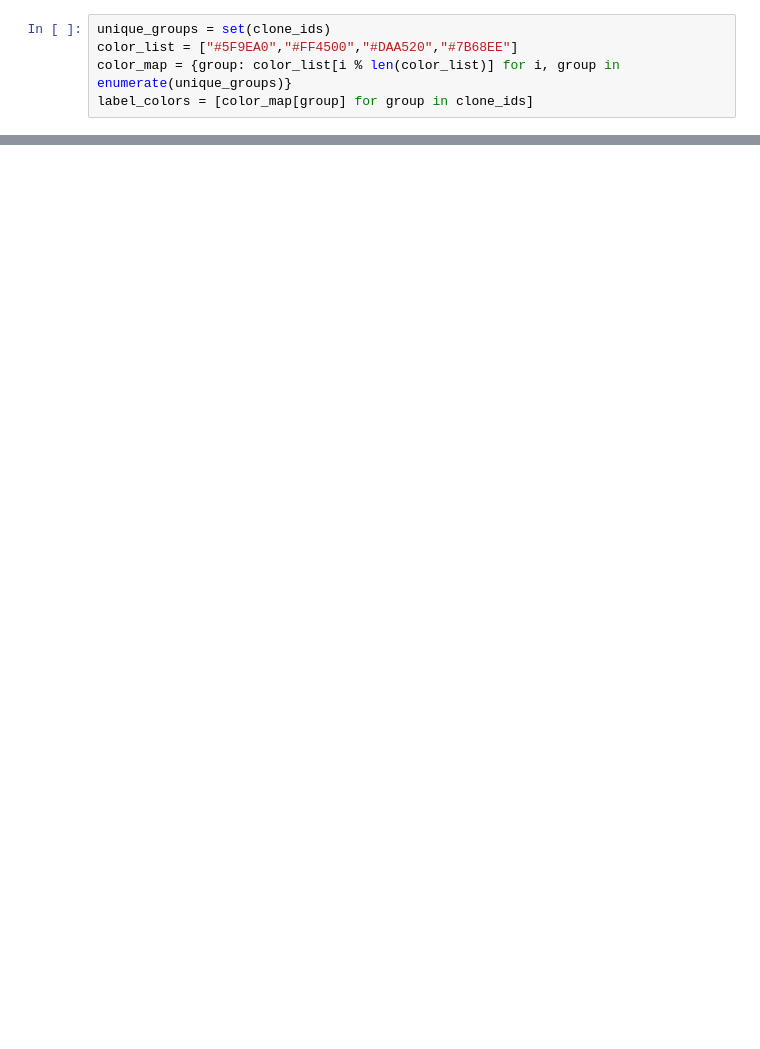
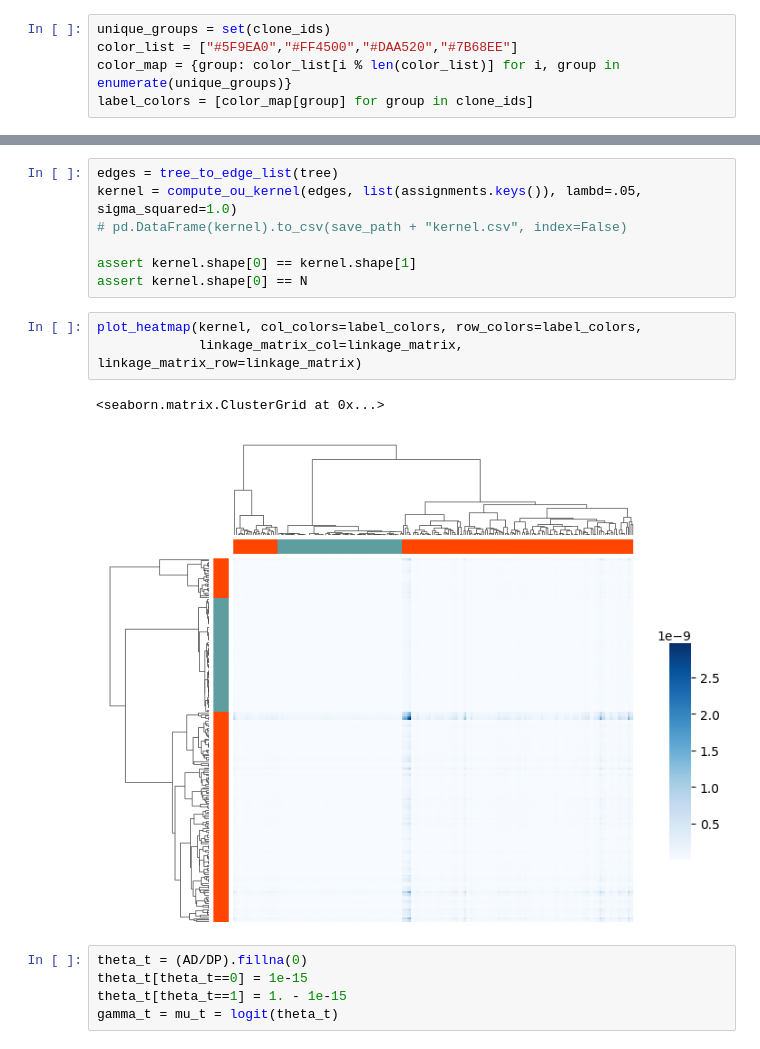
Before and after one commit to elena-buscaroli/snv_caller, a Jupyter notebook: binomial_lik/dlp_model.ipynb, the cells around one changed output, grey strips where cells are left out. Drawn from its saved outputs; the diff is of its cells as text; blank space fills up the shorter version.

```diff
--- a/binomial_lik/dlp_model.ipynb
+++ b/binomial_lik/dlp_model.ipynb
@@ -46,0 +86,18 @@ plot_dendogram()
+# %%
+edges = tree_to_edge_list(tree)
+kernel = compute_ou_kernel(edges, list(assignments.keys()), lambd=.05, sigma_squared=1.0)
+# pd.DataFrame(kernel).to_csv(save_path + "kernel.csv", index=False)
+
+assert kernel.shape[0] == kernel.shape[1]
+assert kernel.shape[0] == N
+# %%
+plot_heatmap(kernel, col_colors=label_colors, row_colors=label_colors,
+             linkage_matrix_col=linkage_matrix, linkage_matrix_row=linkage_matrix)
+# %% [output]
+<seaborn.matrix.ClusterGrid at 0x...>
+[figure, added]
+# %%
+theta_t = (AD/DP).fillna(0)
+theta_t[theta_t==0] = 1e-15
+theta_t[theta_t==1] = 1. - 1e-15
+gamma_t = mu_t = logit(theta_t)
```
Also changed, not shown: parts of 29 cells of this notebook, 4 other files.
